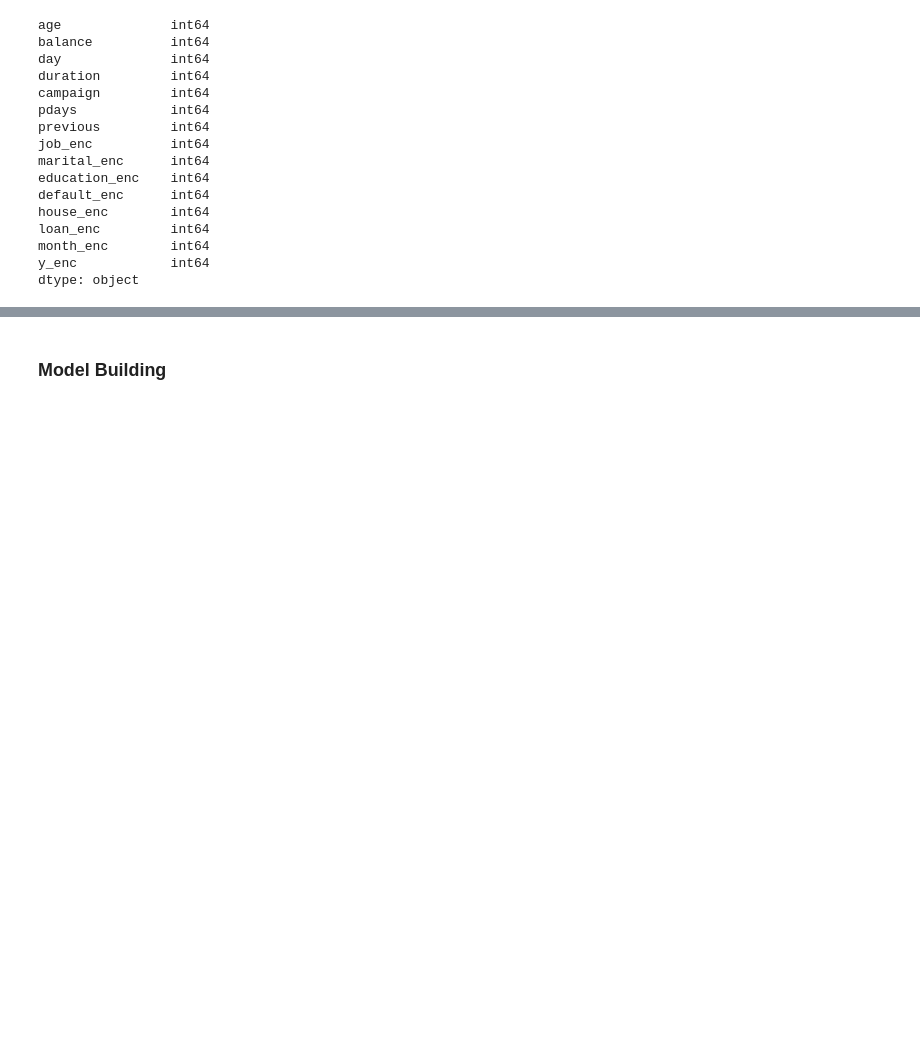
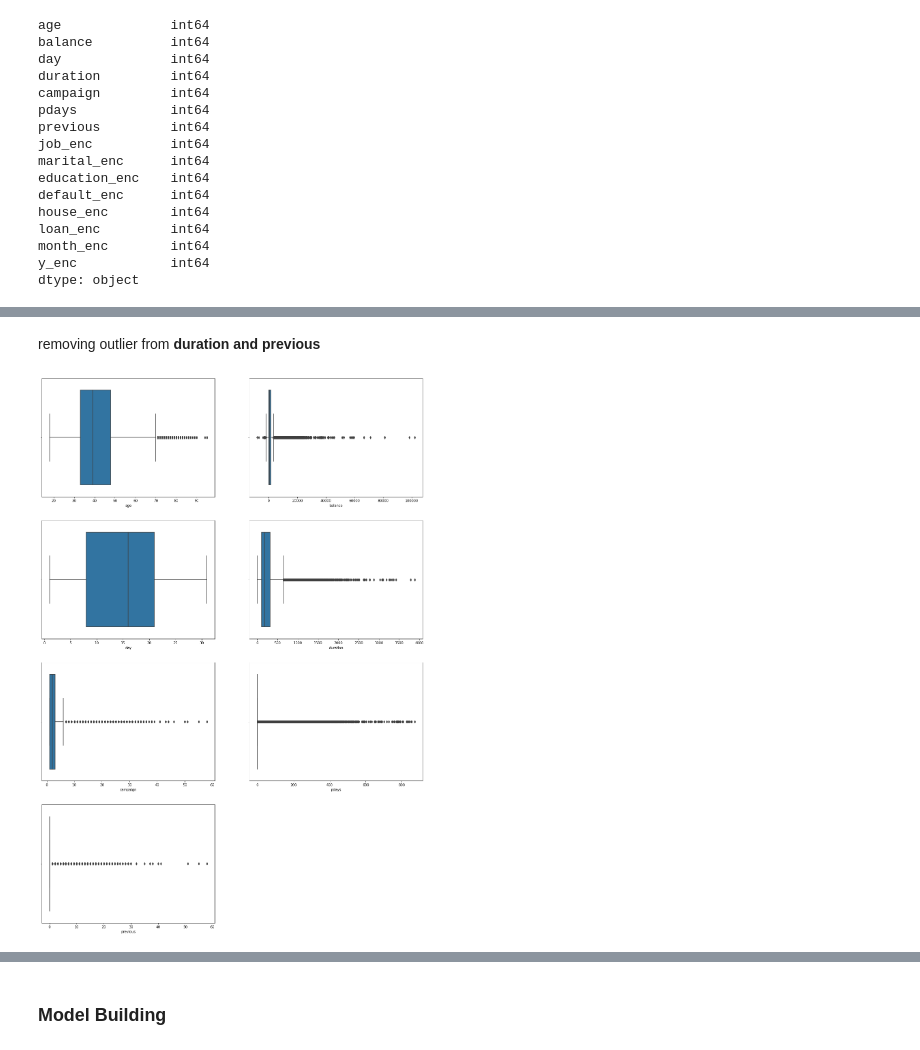
Before and after one commit to Suhailpk/Assignments, a Jupyter notebook: logistic regression/term_deposite.ipynb, the cells around one changed output, grey strips where cells are left out. Cells and saved outputs as stored; diff of their text form; code cells hidden in the pictures; blank space fills up the shorter version.

```diff
--- a/logistic regression/term_deposite.ipynb
+++ b/logistic regression/term_deposite.ipynb
@@ -306,0 +338,2 @@ Name: campaign, Length: 69, dtype: int64
+# %%
+bank_data_cleaned = bank_data_copy.copy()
@@ -306,0 +356,13 @@ Name: campaign, Length: 69, dtype: int64
+# %% [markdown]
+removing outlier from **duration and previous**
+# %%
+bank_data_cleaned = bank_data_cleaned[(bank_data_cleaned['duration'] < 4000) & (bank_data_cleaned['previous'] < 60)]
+# %%
+plt.figure(figsize=(20,60), facecolor='white')
+plotnumber = 1
+for feature in numerical_feature:
+    ax = plt.subplot(8,2,plotnumber)
+    sns.boxplot(bank_data_cleaned[feature])
+    plotnumber += 1
+# %% [output]
+[figure, added]
```
Also changed, not shown: parts of 32 cells of this notebook.
